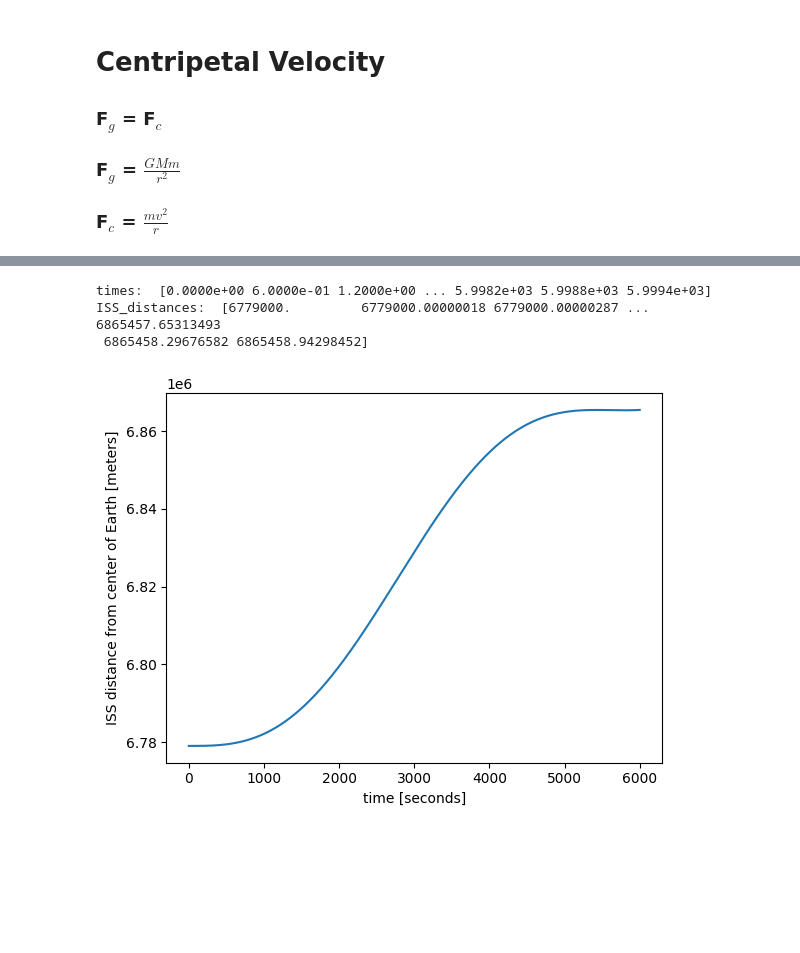
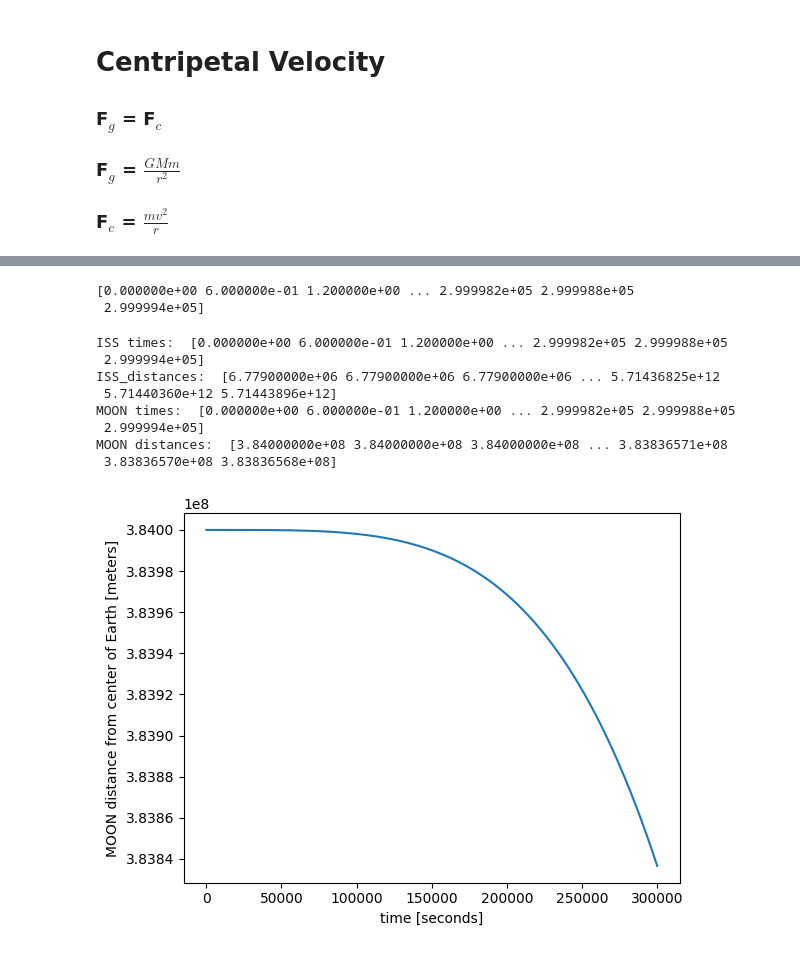
Before and after one commit to ryanjsfx2424/MyFirstRepository, a Jupyter notebook: 3bodyProblem.ipynb, the cells around one changed output, grey strips where cells are left out. Cells and saved outputs as stored; diff of their text form; code cells hidden in the pictures; blank space fills up the shorter version.

```diff
--- a/3bodyProblem.ipynb
+++ b/3bodyProblem.ipynb
@@ -12,7 +17,7 @@ import matplotlib.pyplot as plt
 # %%
 dt = 0.6
 
-NT = 10000
+NT = 500000
 NUMBER_OF_OBJECTS = 3 # Earth, Moon, ISS
 QUANTITIES = 10 # times, Object_distance, Object_distanceX, Object_distanceY, Object_velocities, Object_velX, Object_velY, \
                 # Object_accelerations, Object_accelX, Object_accelY
@@ -67,17 +72,19 @@ masses = [Earth_mass, Moon_mass, ISS_mass]
 def update_accelerations(old_index, data):
     pis = [POSX,POSY]
     ais = [ACCX,ACCY]
+
     for kk in range(len(ais)):
-        temp_acc = 0
         ai = ais[kk]
         pi = pis[kk]
+
         for ii in range(NUMBER_OF_OBJECTS):
+            temp_acc = 0
             for jj in range(NUMBER_OF_OBJECTS):
                 if ii == jj:
                     continue
 
                 temp_acc += -G*masses[jj]*(data[ii,pi,old_index] - data[jj,pi,old_index]) / \
-                         np.abs(data[ii,POST,old_index] - data[jj,POST,old])**3
+                         np.abs(data[ii,POST,old_index] - data[jj,POST,old_index])**3
 
             data[ii,ai,old_index+1] = temp_acc
     for ii in range(NUMBER_OF_OBJECTS):
@@ -107,21 +121,14 @@ def update_distancesY(old_index):
 # %%
 for index in range(1,NT):
-    times[index] = times[index-1] + dt
+    if index % 1000 == 0:
+        print("current index: ", index)
+    for ii in range(NUMBER_OF_OBJECTS):
+        data[ii,TIME,index] = data[ii,TIME,index-1] + dt
+        # print("ii: ", ii)
+        # print("dt: ", dt)
+        # print("data[ii,TIME,index]: ", data[ii,TIME,index])
+        # print("data[ii,TIME,index-1]: ", data[ii,TIME,index-1])
 
-    ISS_velocitiesX[   index] = update_velocitiesX(   index-1)
-    ISS_velocitiesY[   index] = update_velocitiesY(   index-1)
-
-    ISS_distancesX[    index] = update_distancesX(    index-1)
-    ISS_distancesY[    index] = update_distancesY(    index-1)
-
-    ISS_accelerationsX[index] = update_accelerationsX(index-1)
-    ISS_accelerationsY[index] = update_accelerationsY(index-1)
-
-    ISS_distances[index]     = np.sqrt(ISS_distancesX[index-1]**2     + ISS_distancesY[index-1]**2)
-    # print("new ISS_distances: ", ISS_distances[index])
-    # print("new ISS_distancesX: ", ISS_distancesX[index])
-    # print("new ISS_distancesY: ", ISS_distancesY[index])
-    # print("old ISS_distances: ", ISS_distances[index-1])
-    # print("old ISS_distancesX: ", ISS_distancesX[index-1])
-    # print("old ISS_distancesY: ", ISS_distancesY[index-1])
-    # input(">>")
+    data = update_accelerations(index-1, data)
+    data = update_velocities(   index-1, data)
+    data = update_positions(    index-1, data)
@@ -132,15 +153,28 @@ ISS_accelerations = np.sqrt(ISS_accelerationsX**2 + ISS_accelerationsY**2)
+# %%
+data[EARTH,TIME,1] = data[EARTH,TIME,0] + dt
+print(data[EARTH,TIME,:])
+# %% [output]
+[0.000000e+00 6.000000e-01 1.200000e+00 ... 2.999982e+05 2.999988e+05
+ 2.999994e+05]
 # %%
-print("times: ", times)
-print("ISS_distances: ", ISS_distances)
+print("ISS times: ", data[ISS,TIME,:])
+print("ISS_distances: ", data[ISS,POST,:])
+print("MOON times: ", data[MOON,TIME,:])
+print("MOON distances: ", data[MOON, POST, :])
 # %% [output]
-times:  [0.0000e+00 6.0000e-01 1.2000e+00 ... 5.9982e+03 5.9988e+03 5.9994e+03]
-ISS_distances:  [6779000.         6779000.00000018 6779000.00000287 ... 6865457.65313493
- 6865458.29676582 6865458.94298452]
+ISS times:  [0.000000e+00 6.000000e-01 1.200000e+00 ... 2.999982e+05 2.999988e+05
+ 2.999994e+05]
+ISS_distances:  [6.77900000e+06 6.77900000e+06 6.77900000e+06 ... 5.71436825e+12
+ 5.71440360e+12 5.71443896e+12]
+MOON times:  [0.000000e+00 6.000000e-01 1.200000e+00 ... 2.999982e+05 2.999988e+05
+ 2.999994e+05]
+MOON distances:  [3.84000000e+08 3.84000000e+08 3.84000000e+08 ... 3.83836571e+08
+ 3.83836570e+08 3.83836568e+08]
 # %%
-plt.plot(times, ISS_distances)
+plt.plot(data[MOON,TIME,:], data[MOON,POST,:])
 plt.xlabel("time [seconds]")
-plt.ylabel("ISS distance from center of Earth [meters]")
+plt.ylabel("MOON distance from center of Earth [meters]")
 plt.show()
 # %% [output]
-[figure, old version]
+[figure, new version]
 # %%
```
Also changed, not shown: parts of 9 cells of this notebook, 2 other files.
